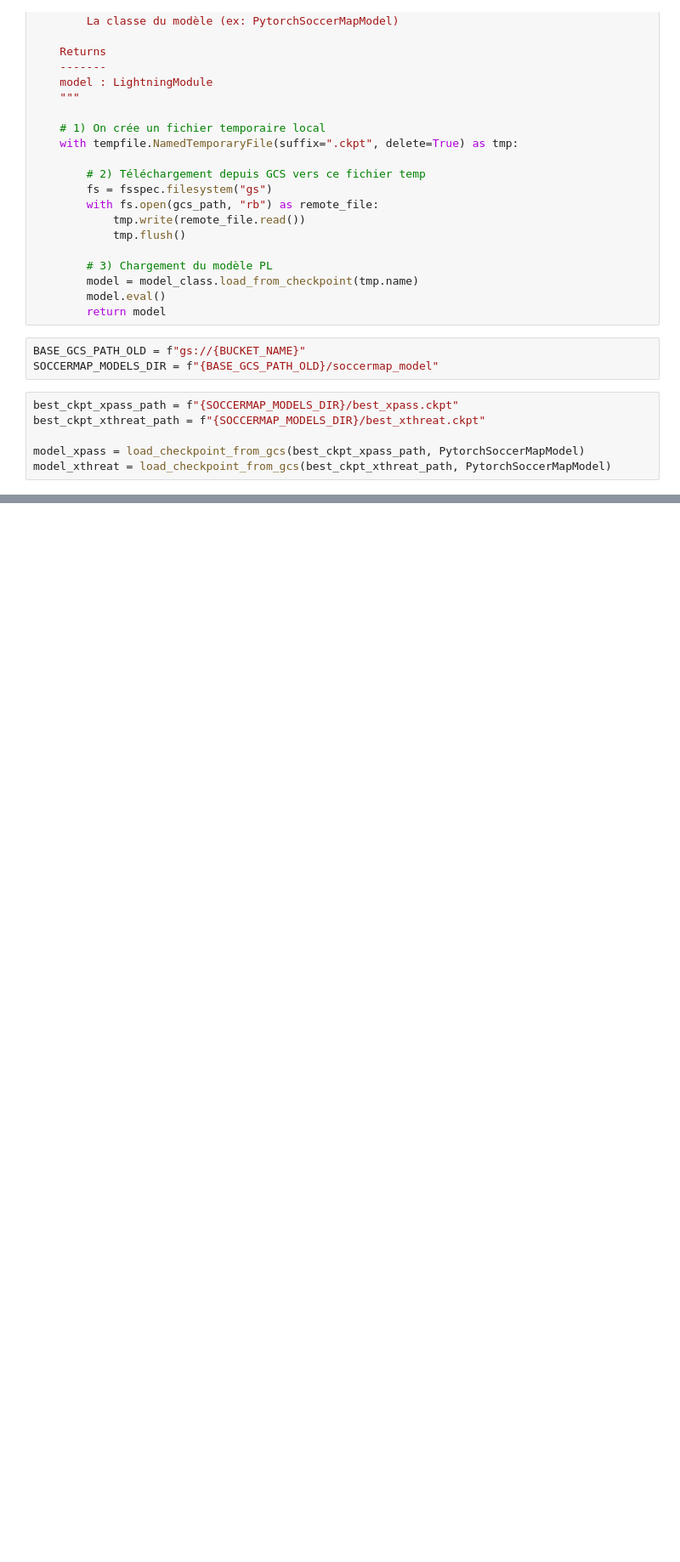
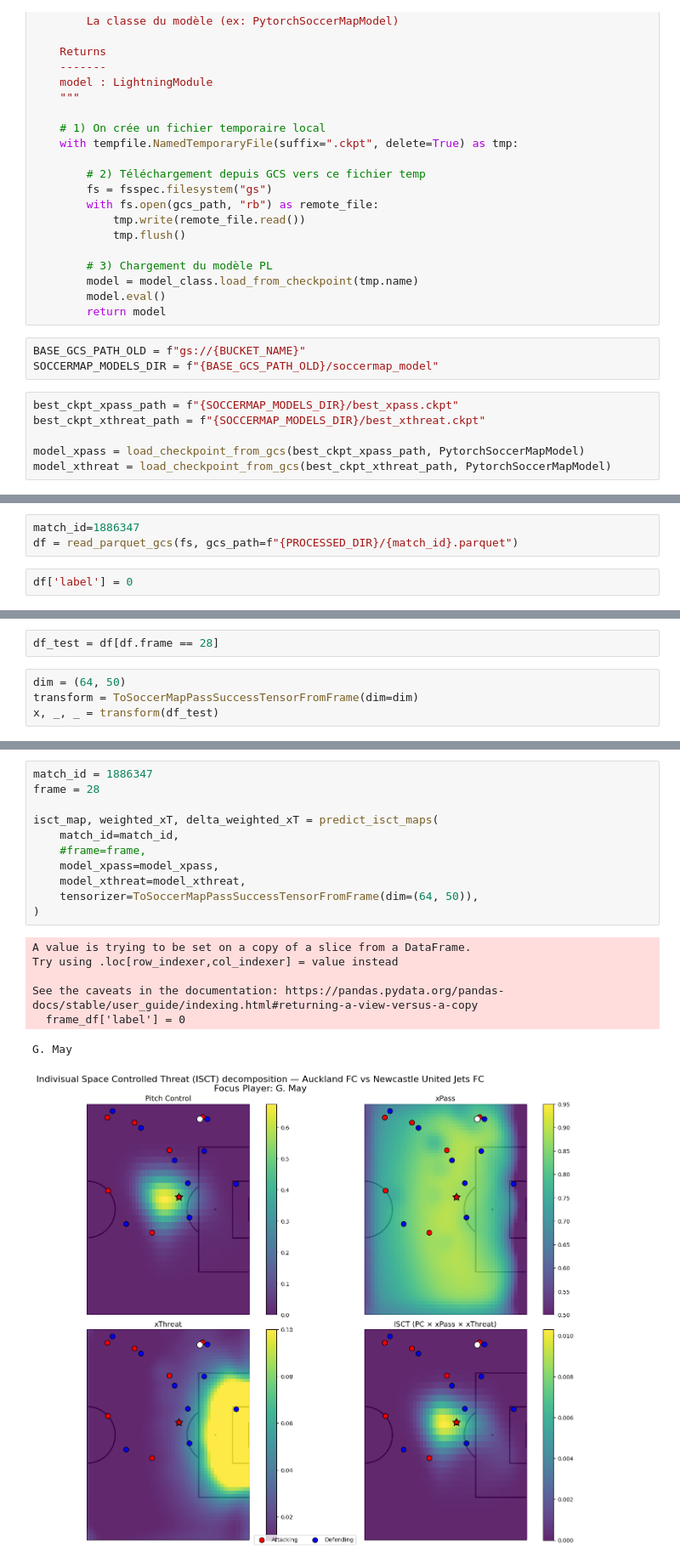
Before and after one commit to TustiWutsi/player_pitch_control_clustering, a Jupyter notebook: data_prep_analytics_cup.ipynb, the cells around one changed output, grey strips where cells are left out. Shown at 85% size. Drawn from its saved outputs; the diff is of its cells as text; blank space fills up the shorter version.

Commit message:
add soccermap prediction functions

```diff
--- a/data_prep_analytics_cup.ipynb
+++ b/data_prep_analytics_cup.ipynb
@@ -2272,0 +2271,5 @@ model_xthreat = load_checkpoint_from_gcs(best_ckpt_xthreat_path, PytorchSoccerMa
+# %%
+match_id=1886347
+df = read_parquet_gcs(fs, gcs_path=f"{PROCESSED_DIR}/{match_id}.parquet")
+# %%
+df['label'] = 0
@@ -2272,0 +2286,6 @@ model_xthreat = load_checkpoint_from_gcs(best_ckpt_xthreat_path, PytorchSoccerMa
+# %%
+df_test = df[df.frame == 28]
+# %%
+dim = (64, 50)
+transform = ToSoccerMapPassSuccessTensorFromFrame(dim=dim)
+x, _, _ = transform(df_test)
@@ -2272,0 +2497,19 @@ model_xthreat = load_checkpoint_from_gcs(best_ckpt_xthreat_path, PytorchSoccerMa
+# %%
+match_id = 1886347
+frame = 28
+
+isct_map, weighted_xT, delta_weighted_xT = predict_isct_maps(
+    match_id=match_id,
+    #frame=frame,
+    model_xpass=model_xpass,
+    model_xthreat=model_xthreat,
+    tensorizer=ToSoccerMapPassSuccessTensorFromFrame(dim=(64, 50)),
+)
+# %% [output]
+A value is trying to be set on a copy of a slice from a DataFrame.
+Try using .loc[row_indexer,col_indexer] = value instead
+
+See the caveats in the documentation: https://pandas.pydata.org/pandas-docs/stable/user_guide/indexing.html#returning-a-view-versus-a-copy
+  frame_df['label'] = 0
+G. May
+[figure, added]
```
Also changed, not shown: parts of 11 cells of this notebook.
